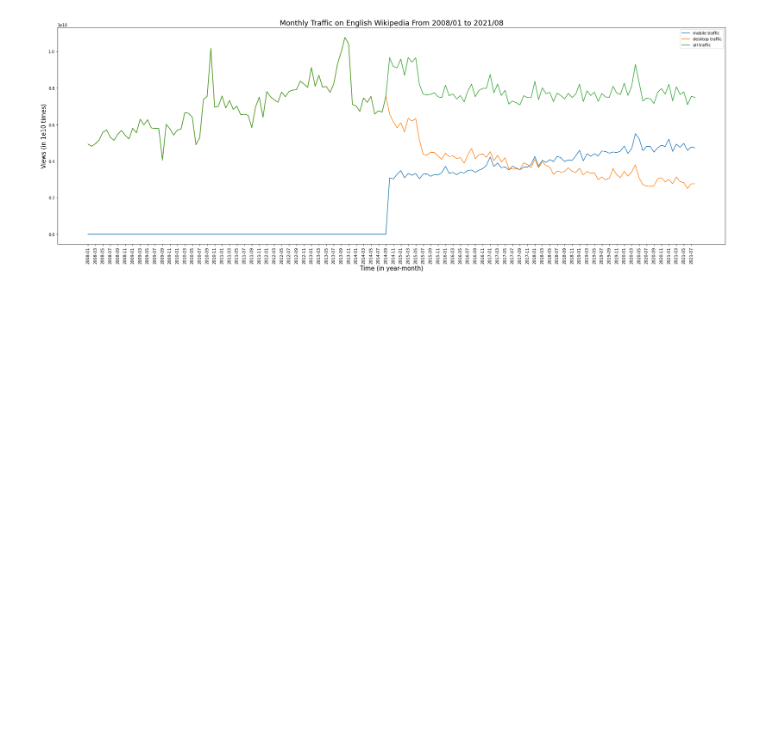
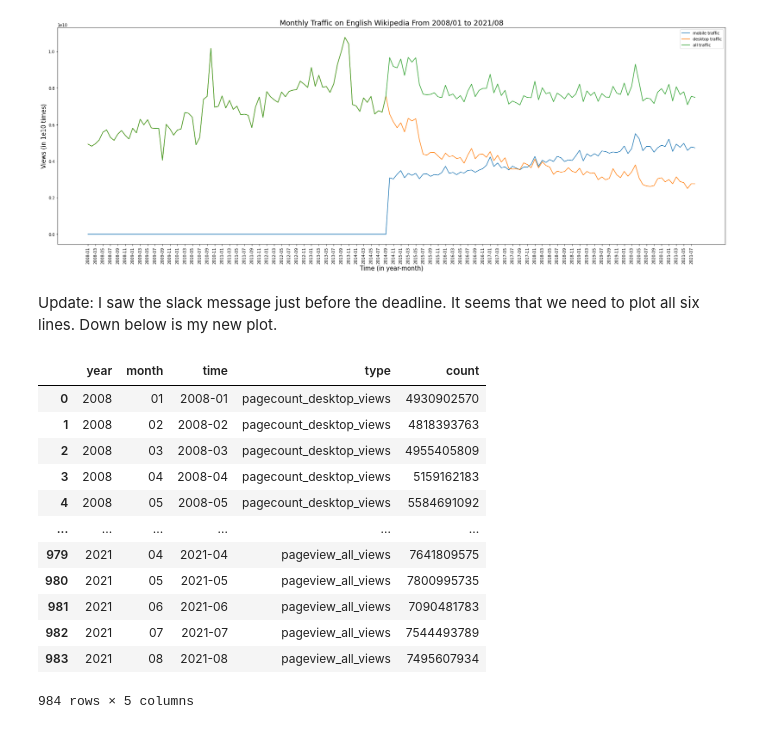
Before and after one commit to tommycqy/data-512-a1, a Jupyter notebook: hcds-a1-data-curation.ipynb, the cells around one changed output. Saved outputs shown, nothing was run; the diff lists cells and outputs as text; code cells hidden in the pictures; blank space fills up the shorter version.

```diff
--- a/hcds-a1-data-curation.ipynb
+++ b/hcds-a1-data-curation.ipynb
@@ -440,3 +310,25 @@ plt.savefig('traffic data plot')
 plt.show()
 # %% [output]
 [figure]
+# %% [markdown]
+Update: I saw the slack message just before the deadline. It seems that we need to plot all six lines. Down below is my new plot.
+# %%
+df_cleaned['time'] = df_cleaned['year'] + '-' + df_cleaned['month']
+df2 = df_cleaned.melt(id_vars=["year", "month", "time"],
+        var_name="type",
+        value_name="count")
+df2
+# %% [output]
+|  | year | month | time | type | count |
+| 0 | 2008 | 01 | 2008-01 | pagecount_desktop_views | 4930902570 |
+| 1 | 2008 | 02 | 2008-02 | pagecount_desktop_views | 4818393763 |
+| 2 | 2008 | 03 | 2008-03 | pagecount_desktop_views | 4955405809 |
+| 3 | 2008 | 04 | 2008-04 | pagecount_desktop_views | 5159162183 |
+| 4 | 2008 | 05 | 2008-05 | pagecount_desktop_views | 5584691092 |
+| ... | ... | ... | ... | ... | ... |
+| 979 | 2021 | 04 | 2021-04 | pageview_all_views | 7641809575 |
+| 980 | 2021 | 05 | 2021-05 | pageview_all_views | 7800995735 |
+| 981 | 2021 | 06 | 2021-06 | pageview_all_views | 7090481783 |
+| 982 | 2021 | 07 | 2021-07 | pageview_all_views | 7544493789 |
+| 983 | 2021 | 08 | 2021-08 | pageview_all_views | 7495607934 |
+984 rows × 5 columns
```
Also changed, not shown: parts of 11 cells of this notebook, 2 other files.
